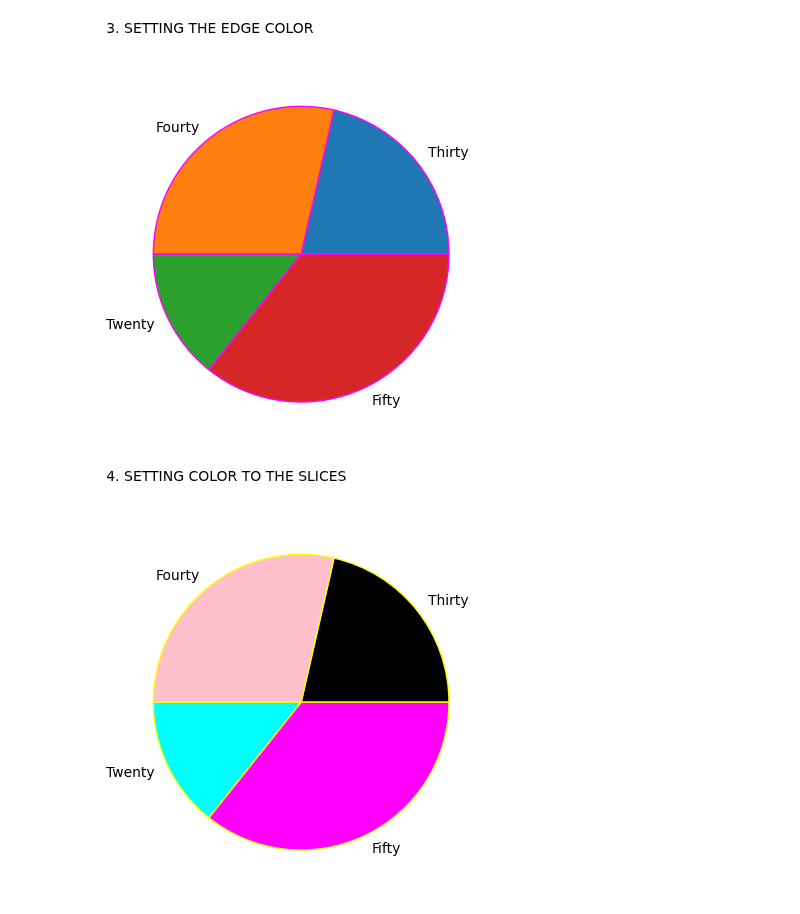
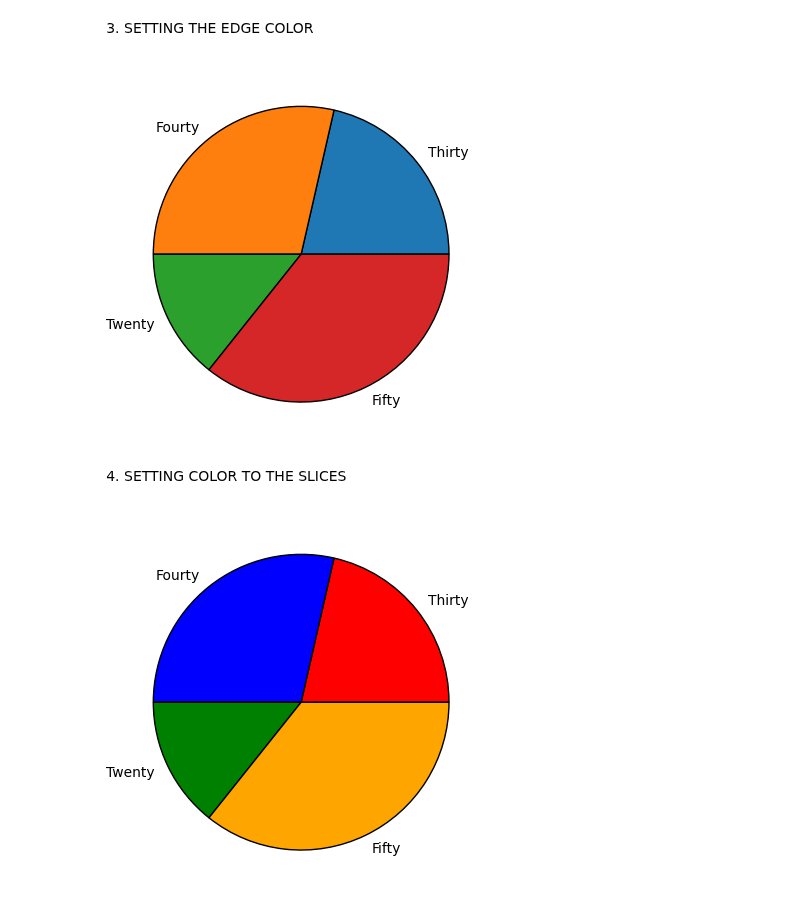
Before and after one commit to Sath2003/DAV, a Jupyter notebook: LABSHEET - 3.ipynb, the cells around one changed output. Cells and saved outputs as stored; diff of their text form; code cells hidden in the pictures.

```diff
--- a/LABSHEET - 3.ipynb
+++ b/LABSHEET - 3.ipynb
@@ -25,15 +25,15 @@ plt.show()
 # %% [markdown]
 3. SETTING THE EDGE COLOR
 # %%
-plt.pie(slice, labels=labels,wedgeprops={'edgecolor':'magenta'})
+plt.pie(slice, labels=labels,wedgeprops={'edgecolor':'black'})
 plt.show()
 # %% [output]
-[figure, old version]
+[figure, new version]
 # %% [markdown]
 4. SETTING COLOR TO THE SLICES
 # %%
-color = ['black','pink','cyan','magenta']
-plt.pie(slice,labels=labels,colors=color,wedgeprops={'edgecolor':'yellow'})
+color = ['red','blue','green','orange','yellow']
+plt.pie(slice,labels=labels,colors=color,wedgeprops={'edgecolor':'black'})
 plt.show()
 # %% [output]
-[figure, old version]
+[figure, new version]
```
Also changed, not shown: parts of 12 cells of this notebook.
